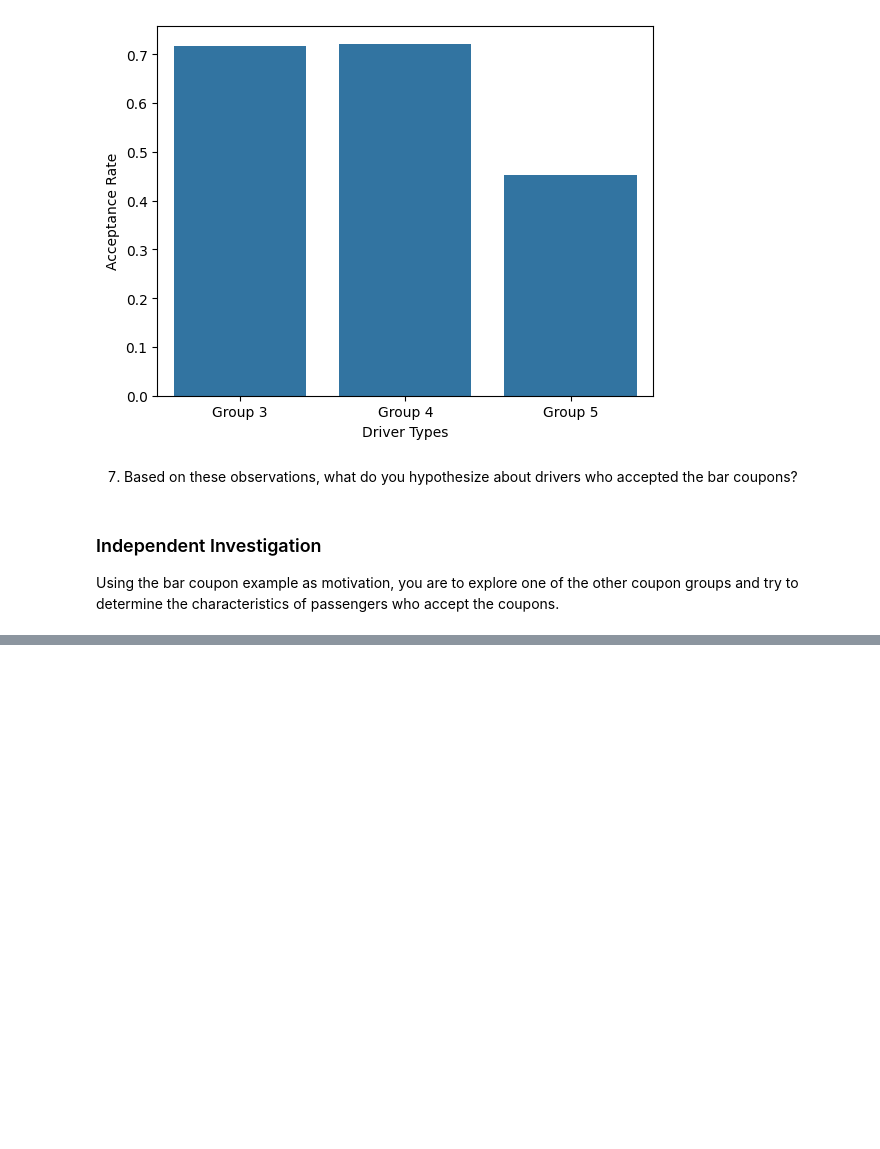
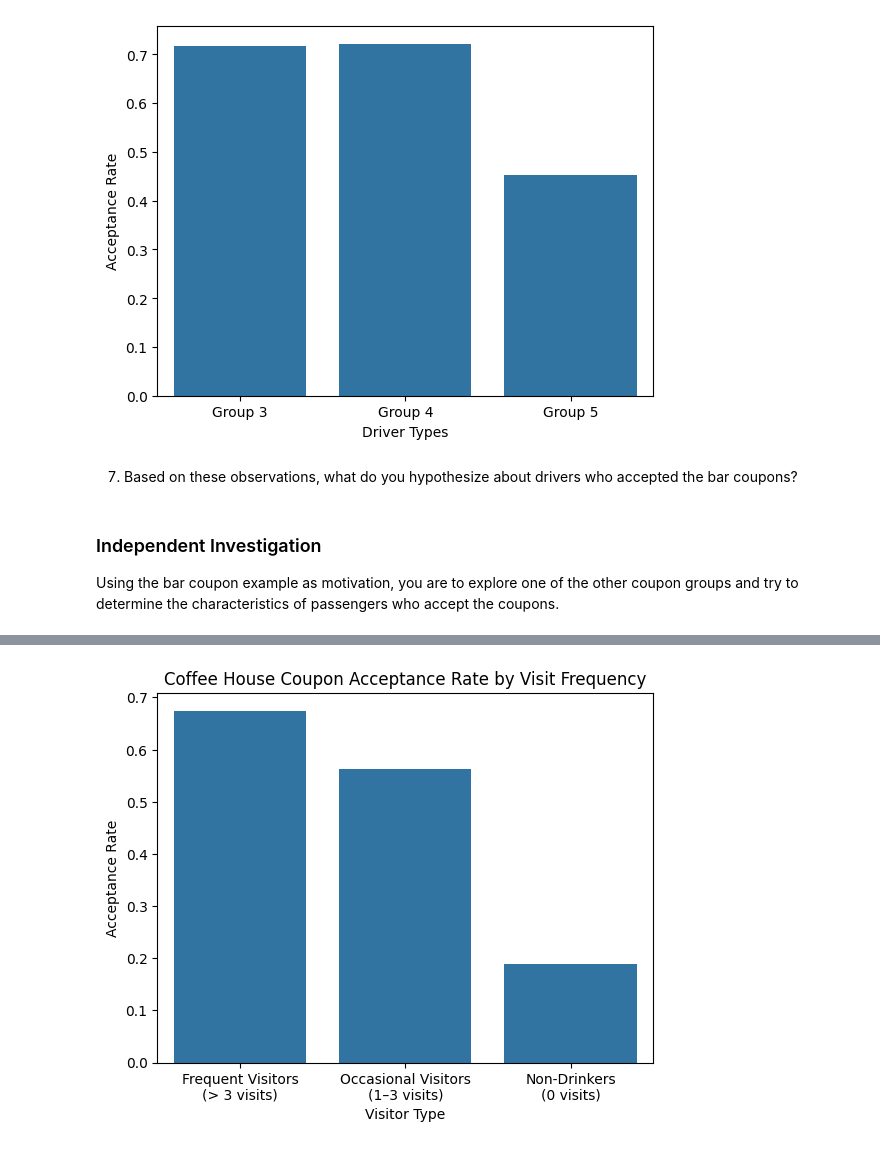
Before and after one commit to weirui828/coupons4drivers, a Jupyter notebook: coupon_analysis.ipynb, the cells around one changed output, grey strips where cells are left out. Drawn from its saved outputs; the diff is of its cells as text; code cells hidden in the pictures; blank space fills up the shorter version.

Commit message:
Add independent coupon analysis for coffee coupons

```diff
--- a/coupon_analysis.ipynb
+++ b/coupon_analysis.ipynb
@@ -481,0 +489,4 @@ Using the bar coupon example as motivation, you are to explore one of the other
+# %%
+# First let's filter out all coffee house coupons
+coffee_coupons = data[data['coupon'] == 'Coffee House']
+coffee_coupons.head()
@@ -481,0 +501,27 @@ Using the bar coupon example as motivation, you are to explore one of the other
+# %%
+# coffee house visit frequency
+coffee_coupons_freq_visitors = coffee_coupons.query("CoffeeHouseNo > 3")
+coffee_coupons_freq_visitors_acceptance_rate = coffee_coupons_freq_visitors["Y"].mean()
+
+coffee_coupons_non_freq_visitors = coffee_coupons.query("CoffeeHouseNo >= 1 and CoffeeHouseNo <= 3")
+coffee_coupons_non_freq_visitors_acceptance_rate = coffee_coupons_non_freq_visitors["Y"].mean()
+
+coffee_coupons_non_drinker = coffee_coupons.query("CoffeeHouseNo == 0")
+coffee_coupons_non_drinker_acceptance_rate = coffee_coupons_non_drinker["Y"].mean()
+
+coffee_coupons_acceptance_by_freq = pd.DataFrame({
+    'Visitor Type': ['Frequent Visitors\n(> 3 visits)', 'Occasional Visitors\n(1–3 visits)', 'Non-Drinkers\n(0 visits)'],
+    'Acceptance Rate': [
+        coffee_coupons_freq_visitors_acceptance_rate,
+        coffee_coupons_non_freq_visitors_acceptance_rate,
+        coffee_coupons_non_drinker_acceptance_rate
+    ]
+})
+sns.barplot(x='Visitor Type', y='Acceptance Rate', data=coffee_coupons_acceptance_by_freq)
+plt.title('Coffee House Coupon Acceptance Rate by Visit Frequency')
+plt.show()
+
+# It's obvious that drivers who visit coffee houses more frequently are more likely to accept the coupon.
+# What's surprising is even non-drinkers show roughly 20% of chance to accept the coupon.
+# %% [output]
+[figure, added]
```
Also changed, not shown: parts of 7 cells of this notebook.
